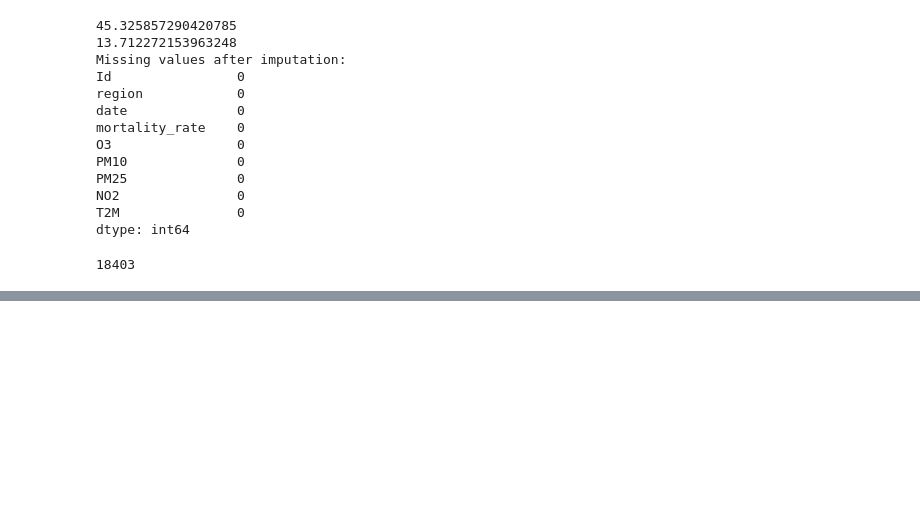
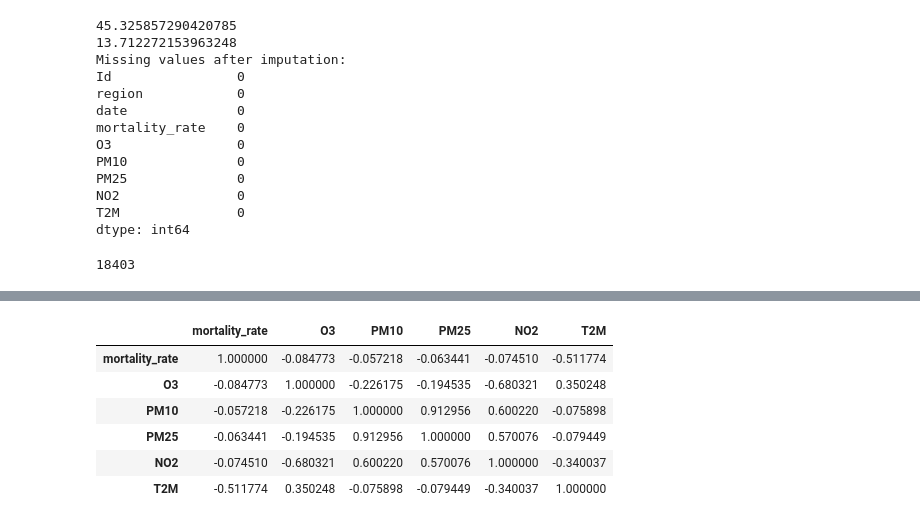
Before and after one commit to Frannerz/air_pollution_analysis, a Jupyter notebook: notebooks/machine_learning_air_pollution.ipynb, the cells around one changed output, grey strips where cells are left out. Saved outputs shown, nothing was run; the diff lists cells and outputs as text; code cells hidden in the pictures; blank space fills up the shorter version.

```diff
--- a/notebooks/machine_learning_air_pollution.ipynb
+++ b/notebooks/machine_learning_air_pollution.ipynb
@@ -278,0 +416,11 @@ pd.crosstab(train.education, train.target,margins=True)/train.shape[0]
+# %%
+correlation_matrix = train_pp[['mortality_rate', 'O3', 'PM10', 'PM25', 'NO2', 'T2M']].corr()
+correlation_matrix
+# %% [output]
+|  | mortality_rate | O3 | PM10 | PM25 | NO2 | T2M |
+| mortality_rate | 1.000000 | -0.084773 | -0.057218 | -0.063441 | -0.074510 | -0.511774 |
+| O3 | -0.084773 | 1.000000 | -0.226175 | -0.194535 | -0.680321 | 0.350248 |
+| PM10 | -0.057218 | -0.226175 | 1.000000 | 0.912956 | 0.600220 | -0.075898 |
+| PM25 | -0.063441 | -0.194535 | 0.912956 | 1.000000 | 0.570076 | -0.079449 |
+| NO2 | -0.074510 | -0.680321 | 0.600220 | 0.570076 | 1.000000 | -0.340037 |
+| T2M | -0.511774 | 0.350248 | -0.075898 | -0.079449 | -0.340037 | 1.000000 |
```
Also changed, not shown: parts of 28 cells of this notebook, 2 other files.
